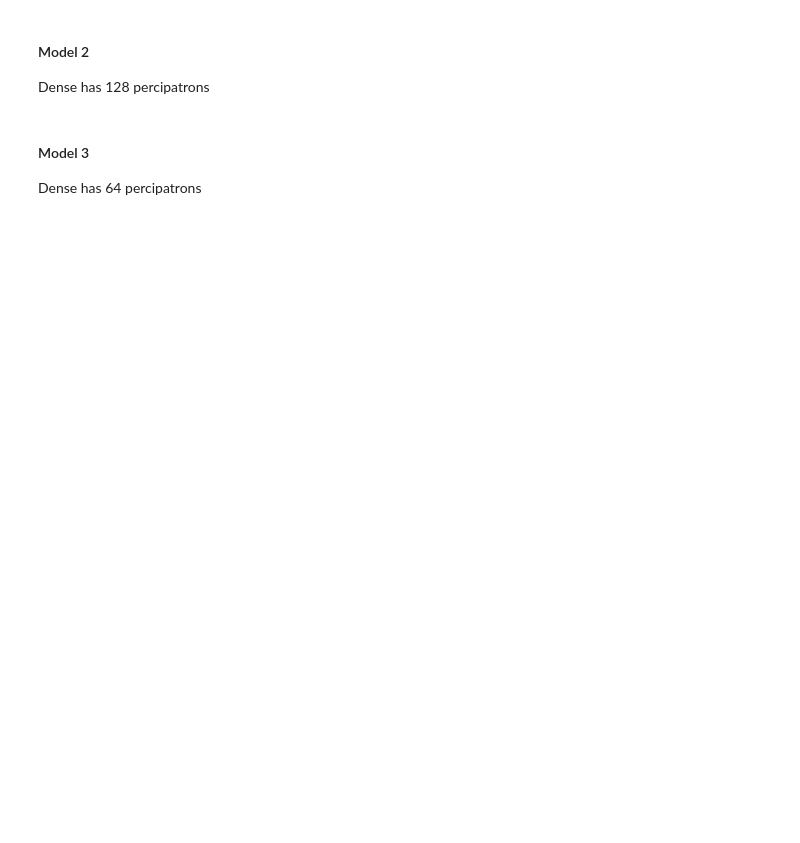
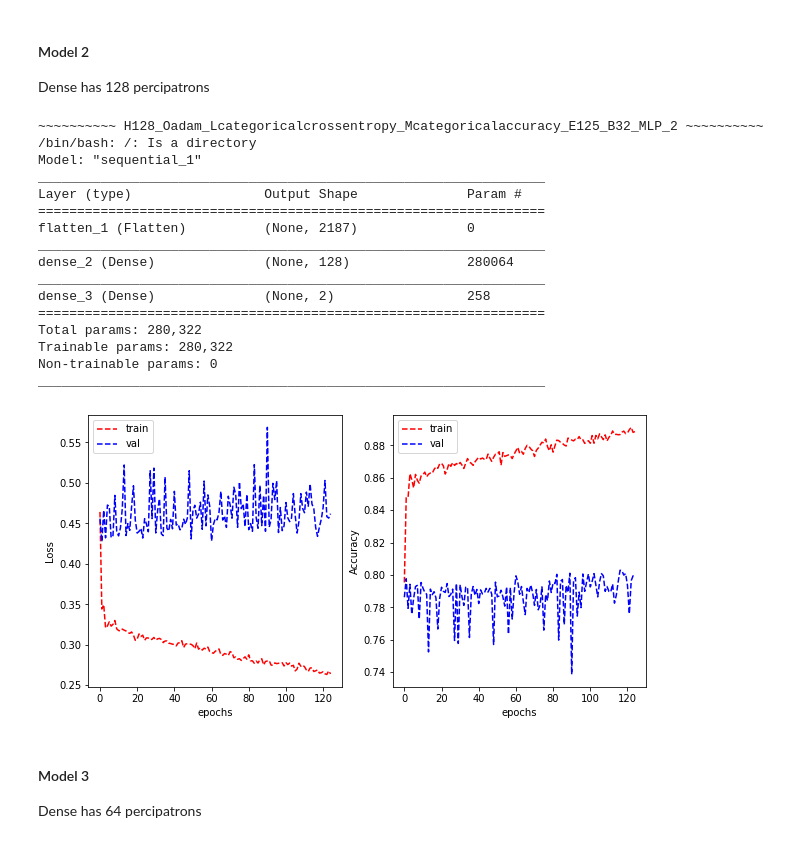
Before and after one commit to Luke-Mason/CML-Assignment-2, a Jupyter notebook: Luke.ipynb, the cells around one changed output. Drawn from its saved outputs; the diff is of its cells as text; code cells hidden in the pictures; blank space fills up the shorter version.

```diff
--- a/Luke.ipynb
+++ b/Luke.ipynb
@@ -913,26 +927,44 @@ Dense has 128 percipatrons
 # %%
 parameters["hidden_layer_dim"] = 128
 
 # The Deep Neural Network Layer Structure.
 layers = [
     tf.keras.layers.Flatten(input_shape=INPUT_DIM),
     tf.keras.layers.Dense(parameters["hidden_layer_dim"], activation='relu'),
     tf.keras.layers.Dense(OUTPUT_CLASSES)
 ]
 
 # Create model.
 model = tf.keras.Sequential(layers)
 
 # Train and save model
-history = run_model(model, parameters, "MLP_2",
-                    lambda: train_save(train_set_ic, validation_set_ic, test_set_ic, parameters, model))
+history = run_model(model, parameters, "MLP_2_CT",
+                    lambda: train_save(train_set_ic, validation_set_ic, test_set_ic, parameters, model, 'isCancerous'))
 
 # Plot the results for run though of the data (epoch).
 plot_learning_curve(history['loss'],
                     history['val_loss'],
                     history['categorical_accuracy'],
                     history['val_categorical_accuracy'],
                     metric_name='Accuracy')
+# %% [output]
+~~~~~~~~~~ H128_Oadam_Lcategoricalcrossentropy_Mcategoricalaccuracy_E125_B32_MLP_2 ~~~~~~~~~~
+/bin/bash: /: Is a directory
+Model: "sequential_1"
+_________________________________________________________________
+Layer (type)                 Output Shape              Param #
+=================================================================
+flatten_1 (Flatten)          (None, 2187)              0
+_________________________________________________________________
+dense_2 (Dense)              (None, 128)               280064
+_________________________________________________________________
+dense_3 (Dense)              (None, 2)                 258
+=================================================================
+Total params: 280,322
+Trainable params: 280,322
+Non-trainable params: 0
+_________________________________________________________________
+[figure, added]
 # %% [markdown]
 #### Model 3
 Dense has 64 percipatrons
```
Also changed, not shown: parts of 35 cells of this notebook.
